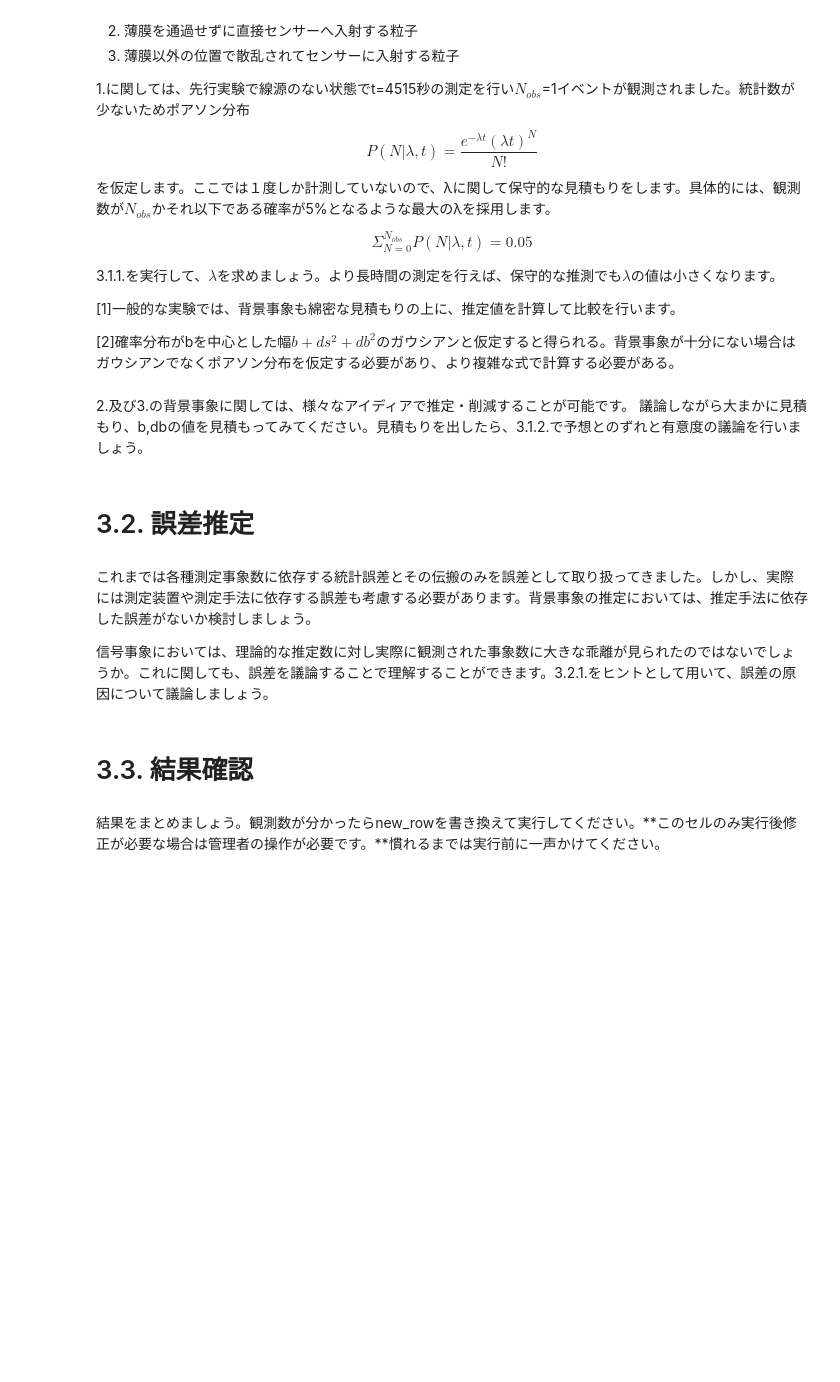
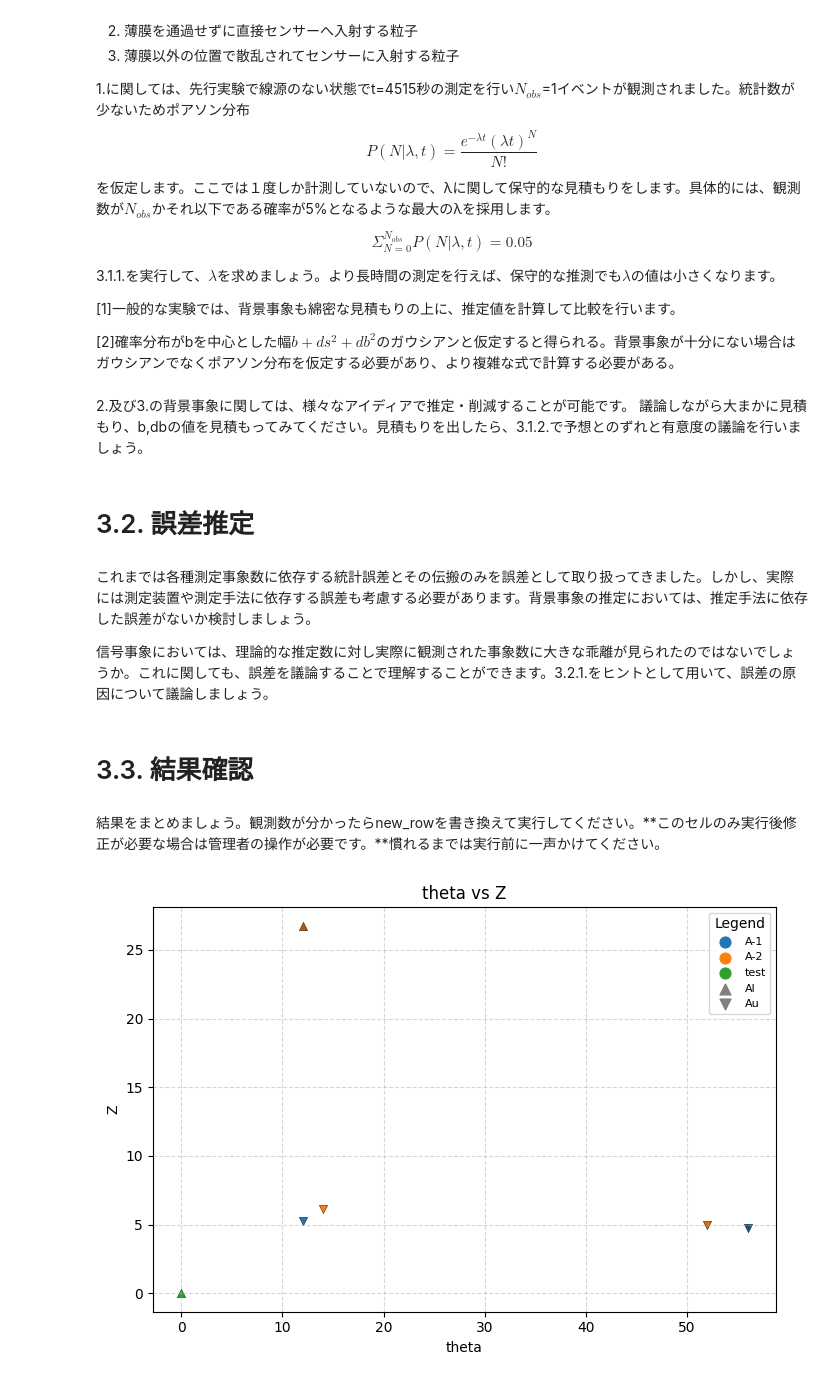
Before and after one commit to ktodome/b3exp, a Jupyter notebook: notebooks/alpha_ray_day2.ipynb, the cells around one changed output. Cells and saved outputs as stored; diff of their text form; code cells hidden in the pictures; blank space fills up the shorter version.

```diff
--- a/notebooks/alpha_ray_day2.ipynb
+++ b/notebooks/alpha_ray_day2.ipynb
@@ -366,74 +366,86 @@ print("最小流入可能角度での推定測定回数(Au)={:10.1e}+/-{:10.1e}"
 import requests
 import pandas as pd
 import matplotlib.pyplot as plt
+import numpy as np
+from matplotlib.colors import to_rgb
 
+# --- データ取得 ---
 url = "https://script.google.com/macros/s/AKfycbwbeOC2A1o1zm0L1dGLMoV_7y905ST80tijvzilIJ32drZms_iwnObMsFRovgyJyQsG/exec"
+new_row = {
+    "班": "test",
+    "trial": 0,
+    "type": "Al",  # ← Al または Au
+    "time": "0",
+    "theta": 0,
+    "Nexp": 0,
+    "dNexp": 1,
+    "syst": 0,
+    "b": 0,
+    "db": 0,
+    "Nobs": 98
+}
+res = requests.post(url, json=new_row)
+data = res.json()
+df = pd.DataFrame(data)
 
-# === 新規データ ===
-new_row = {
-    "班": "A-1",   # 一度決めたら修正不要
-    "trial": 20,     # 何回目の実験？
-    "type": "Au",   # Al または Au
-    "time": "100",  # 単位は min
-    "theta": 78.5,  # 単位は degree
-    "Nexp": 102.3,  # 有効数字2桁
-    "dNexp": 1.2,   # 有効数字2桁
-    "syst": 0, #原則不要。議論したければ。
-    "b": 0, #原則不要。議論したければ。
-    "db": 0, #原則不要。議論したければ。
-    "Nobs": 98 #原則全積分値を使用
-}
-
-# --- POST with error handling ---
-res = requests.post(url, json=new_row)
-if res.status_code != 200:
-    raise RuntimeError(f"Request failed ({res.status_code}): {res.text}")
-try:
-    data = res.json()
-except ValueError:
-    raise RuntimeError("Invalid JSON response from GAS:\n" + res.text)
-
-df = pd.DataFrame(data)
-for col in ["Z", "match"]:
-    if col not in df.columns:
-        df[col] = None
-
+# --- 設定 ---
 班_list = sorted(df["班"].unique())
 type_list = sorted(df["type"].unique())
 班_colors = plt.cm.tab10(range(len(班_list)))
-type_markers = {"Al": "^", "Au": "v"}  # 形を明示
+type_markers = {"Al": "^", "Au": "v"}
 
-def plot_xy(y_col, title):
+def gradient_color(base_color, n, idx):
+    """代表色から白に向かってグラデーション"""
+    target = np.array(base_color[:3])*0.7
+    base = np.array(base_color[:3])
+    ratio = idx/(n-1) if n>1 else 0
+    return base*(1-ratio) + target*ratio
+
+def plot_xy(y_col, title, log_scale=False, abs_value=False):
     plt.figure(figsize=(7,5))
+    all_y = []
     for i, b in enumerate(班_list):
         df_b = df[df["班"] == b]
-        base_color = 班_colors[i]
+        base_color = to_rgb(班_colors[i])
         trials = sorted(df_b["trial"].unique())
-        shades = [0.4 + 0.6*(t-1)/max(trials) if max(trials)>0 else 0.7 for t in trials]
         for j, t in enumerate(trials):
             df_bt = df_b[df_b["trial"] == t]
-            color = [c * shades[j] for c in base_color[:3]]
+            color = gradient_color(base_color, len(trials), j)
             for ty in type_list:
-                df_btt = df_bt[df_bt["type"] == ty]
+                df_btt = df_bt[df_bt["type"] == ty].copy()
+                if abs_value:
+                    df_btt[y_col] = np.abs(df_btt[y_col])
+                all_y.extend(df_btt[y_col].dropna())
                 plt.scatter(df_btt["theta"], df_btt[y_col],
                             color=color, marker=type_markers.get(ty, "o"),
                             edgecolors='black', linewidths=0.3)
 
-    # --- 凡例（班・typeのみ） ---
+    # === 凡例 ===
     for i, b in enumerate(班_list):
         plt.scatter([], [], color=班_colors[i], label=f"{b}", s=60)
     for ty, m in type_markers.items():
         plt.scatter([], [], color="gray", marker=m, label=f"{ty}", s=60)
 
     plt.xlabel("theta")
-    plt.ylabel(y_col)
+    plt.ylabel(y_col if not abs_value else f"|{y_col}|")
     plt.title(title)
-    plt.grid(True, linestyle='--', alpha=0.5)
+    plt.grid(True, linestyle='--', alpha=0.5, which='both')
+
+    # === logスケール & 下限設定 ===
+    if log_scale:
+        plt.yscale("log")
+        if all_y:
+            ymin = min(np.nanmin(all_y), 0.1)
+            plt.ylim(bottom=ymin * 0.9)  # 少し余裕を持たせる
+        # y=1 に赤線
+        plt.axhline(1, color='red', linestyle='--', linewidth=1.2, label="|match|=1")
+
     plt.legend(title="Legend", fontsize=8, frameon=True, loc='best')
     plt.tight_layout()
     plt.show()
 
-# === プロット実行 ===
+# === プロット ===
 plot_xy("Z", "theta vs Z")
-plot_xy("match", "theta vs match")
-df.tail()
+plot_xy("match", "theta vs |match| (log scale)", log_scale=True, abs_value=True)
+# %% [output]
+[figure, added]
```
Also changed, not shown: parts of 1 cell of this notebook.
